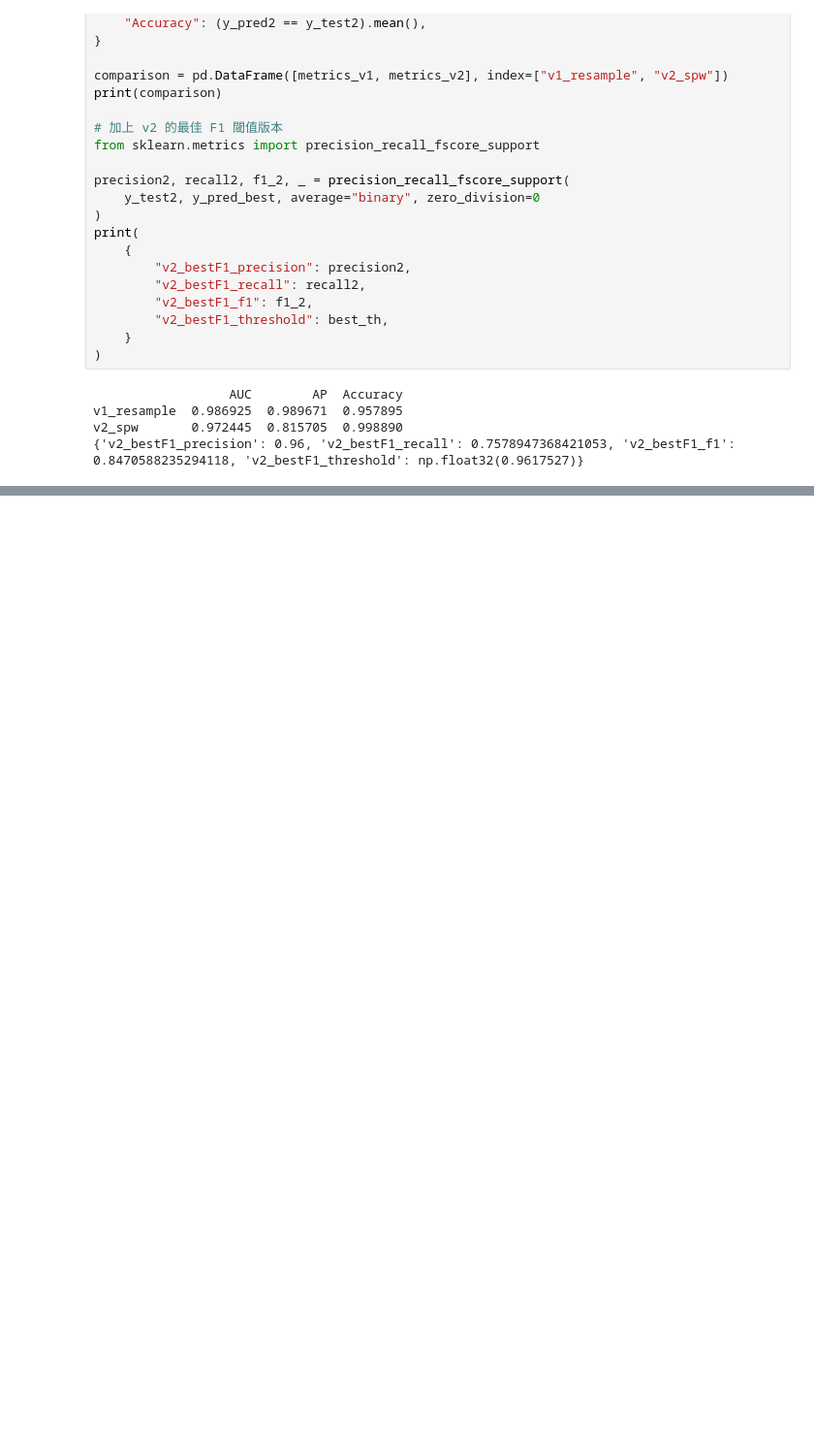
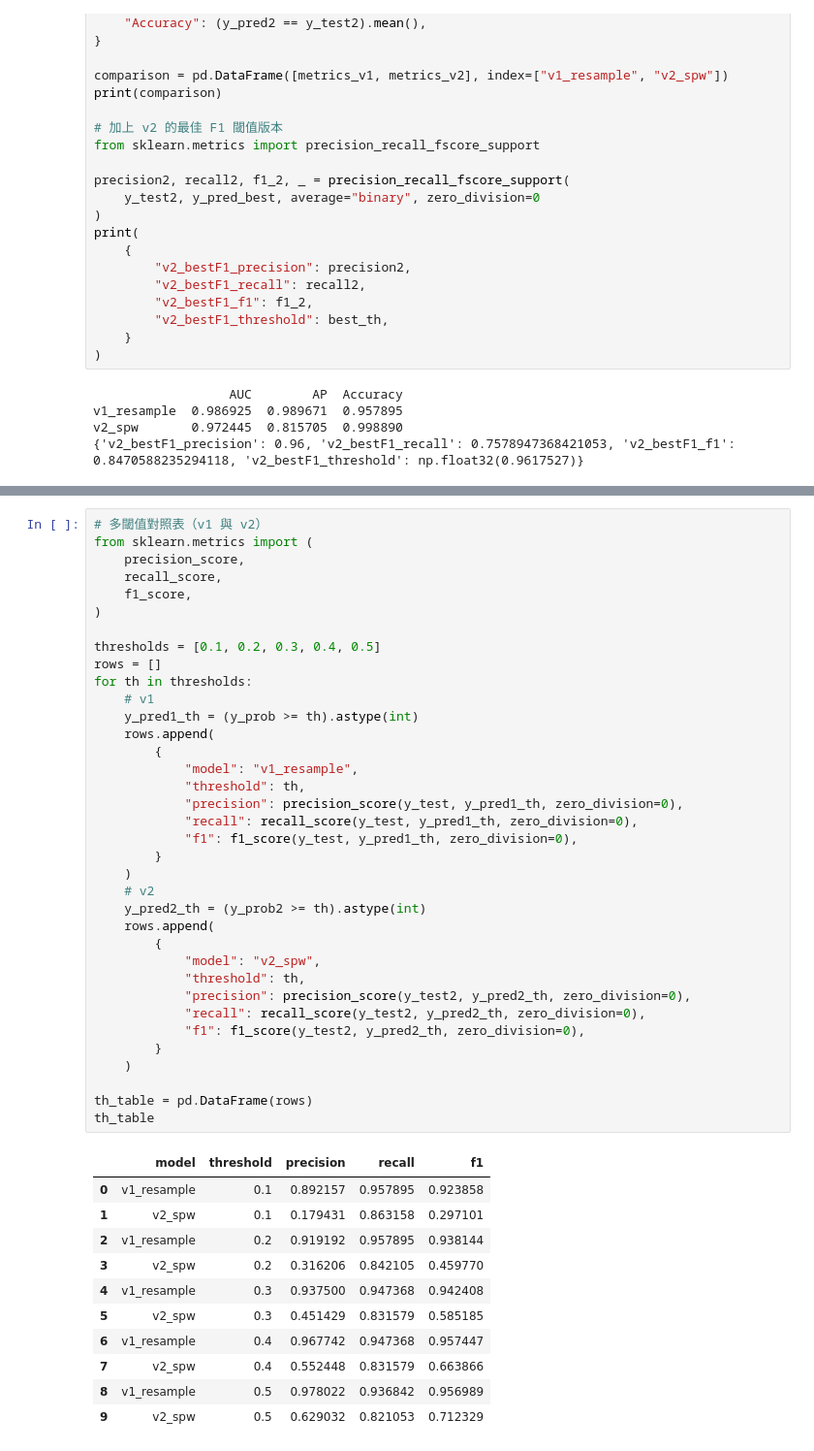
Before and after one commit to peter199711/python_CreditCardFraudDetection, a Jupyter notebook: XGBoost.ipynb, the cells around one changed output, grey strips where cells are left out. Shown at 97% size. Drawn from its saved outputs; the diff is of its cells as text; blank space fills up the shorter version.

```diff
--- a/XGBoost.ipynb
+++ b/XGBoost.ipynb
@@ -335,0 +388,48 @@ v2_spw       0.972445  0.815705  0.998890
+# %%
+# 多閾值對照表（v1 與 v2）
+from sklearn.metrics import (
+    precision_score,
+    recall_score,
+    f1_score,
+)
+
+thresholds = [0.1, 0.2, 0.3, 0.4, 0.5]
+rows = []
+for th in thresholds:
+    # v1
+    y_pred1_th = (y_prob >= th).astype(int)
+    rows.append(
+        {
+            "model": "v1_resample",
+            "threshold": th,
+            "precision": precision_score(y_test, y_pred1_th, zero_division=0),
+            "recall": recall_score(y_test, y_pred1_th, zero_division=0),
+            "f1": f1_score(y_test, y_pred1_th, zero_division=0),
+        }
+    )
+    # v2
+    y_pred2_th = (y_prob2 >= th).astype(int)
+    rows.append(
+        {
+            "model": "v2_spw",
+            "threshold": th,
+            "precision": precision_score(y_test2, y_pred2_th, zero_division=0),
+            "recall": recall_score(y_test2, y_pred2_th, zero_division=0),
+            "f1": f1_score(y_test2, y_pred2_th, zero_division=0),
+        }
+    )
+
+th_table = pd.DataFrame(rows)
+th_table
+# %% [output]
+|  | model | threshold | precision | recall | f1 |
+| 0 | v1_resample | 0.1 | 0.892157 | 0.957895 | 0.923858 |
+| 1 | v2_spw | 0.1 | 0.179431 | 0.863158 | 0.297101 |
+| 2 | v1_resample | 0.2 | 0.919192 | 0.957895 | 0.938144 |
+| 3 | v2_spw | 0.2 | 0.316206 | 0.842105 | 0.459770 |
+| 4 | v1_resample | 0.3 | 0.937500 | 0.947368 | 0.942408 |
+| 5 | v2_spw | 0.3 | 0.451429 | 0.831579 | 0.585185 |
+| 6 | v1_resample | 0.4 | 0.967742 | 0.947368 | 0.957447 |
+| 7 | v2_spw | 0.4 | 0.552448 | 0.831579 | 0.663866 |
+| 8 | v1_resample | 0.5 | 0.978022 | 0.936842 | 0.956989 |
+| 9 | v2_spw | 0.5 | 0.629032 | 0.821053 | 0.712329 |
```
Also changed, not shown: parts of 2 cells of this notebook, 1 other file.
